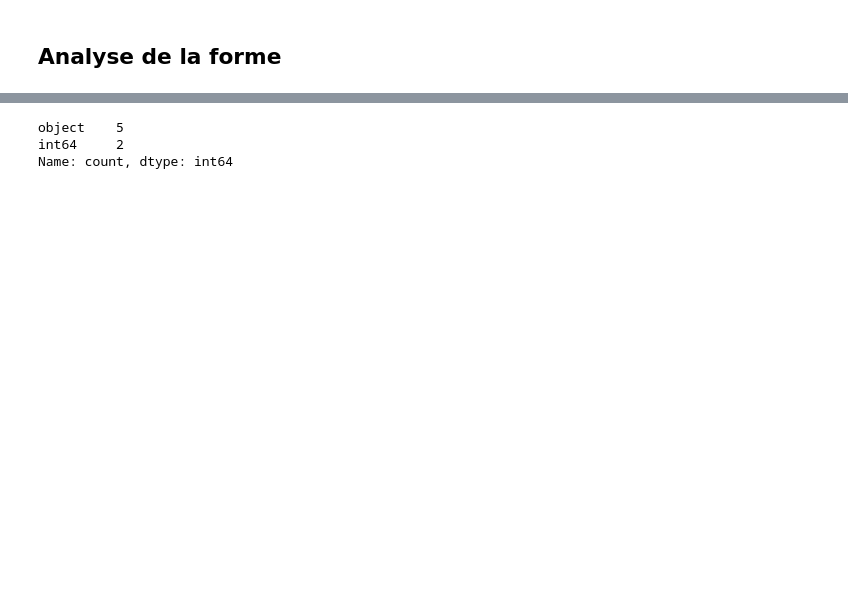
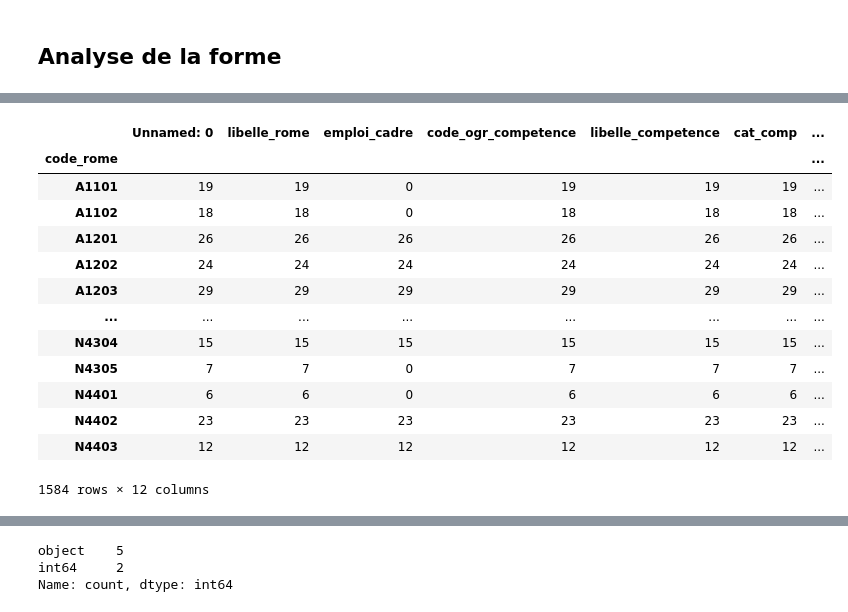
Before and after one commit to salphonse/Radar-Metier, a Jupyter notebook: script/ML/ML - EDA.ipynb, the cells around one changed output, grey strips where cells are left out. Saved outputs shown, nothing was run; the diff lists cells and outputs as text; code cells hidden in the pictures; blank space fills up the shorter version.

Commit message:
Reprise de l'EDA avec le dernier dataframe

```diff
--- a/script/ML/ML - EDA.ipynb
+++ b/script/ML/ML - EDA.ipynb
@@ -182,6 +39,11 @@ import io
 import os
 from dotenv import load_dotenv
 import boto3
+# %%
+# Modification des paramèters d'affichage de Pandas:
+pd.set_option('display.max_row', 111)
+pd.set_option('display.max_column', 111)
+pd.set_option("display.max_colwidth", None)
 # %%
 # Load environment variables with specific location depend on EDI (PyCharm/VSCode)
 if not load_dotenv('../settings/.env'):
@@ -292,0 +324,18 @@ dtype: object
+# %%
+# Visualiser les nombres de valeurs non nulles de chaque colonne par code_rome:
+df.groupby('code_rome').count()
+# %% [output]
+|  | Unnamed: 0 | libelle_rome | emploi_cadre | code_ogr_competence | libelle_competence | cat_comp | ... |
+| code_rome |  |  |  |  |  |  | ... |
+| A1101 | 19 | 19 | 0 | 19 | 19 | 19 | ... |
+| A1102 | 18 | 18 | 0 | 18 | 18 | 18 | ... |
+| A1201 | 26 | 26 | 26 | 26 | 26 | 26 | ... |
+| A1202 | 24 | 24 | 24 | 24 | 24 | 24 | ... |
+| A1203 | 29 | 29 | 29 | 29 | 29 | 29 | ... |
+| ... | ... | ... | ... | ... | ... | ... | ... |
+| N4304 | 15 | 15 | 15 | 15 | 15 | 15 | ... |
+| N4305 | 7 | 7 | 0 | 7 | 7 | 7 | ... |
+| N4401 | 6 | 6 | 0 | 6 | 6 | 6 | ... |
+| N4402 | 23 | 23 | 23 | 23 | 23 | 23 | ... |
+| N4403 | 12 | 12 | 12 | 12 | 12 | 12 | ... |
+1584 rows × 12 columns
```
Also changed, not shown: parts of 33 cells of this notebook, 1 other file.
